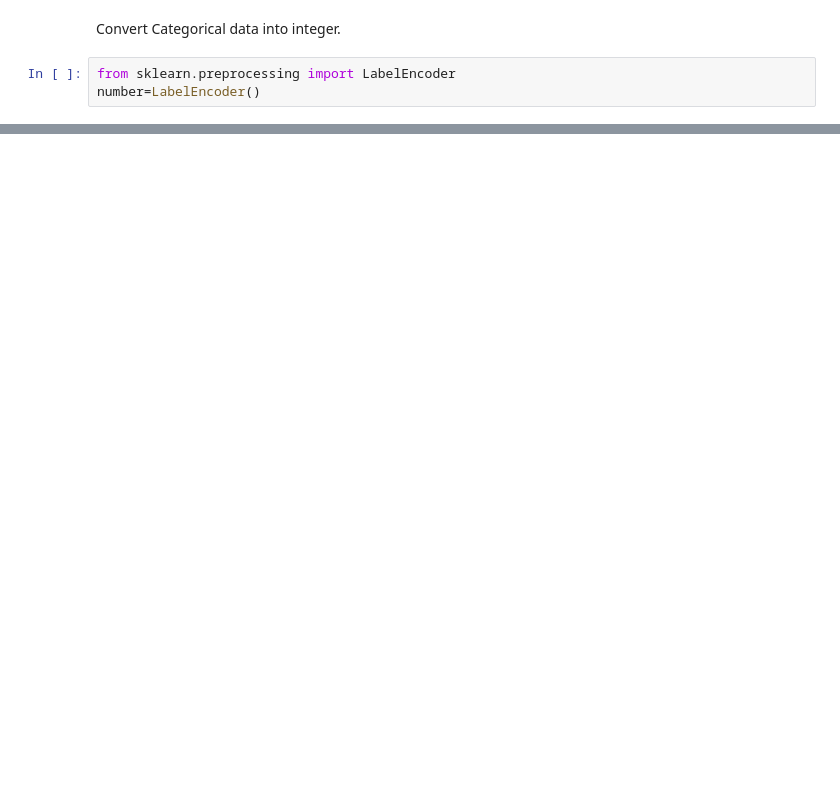
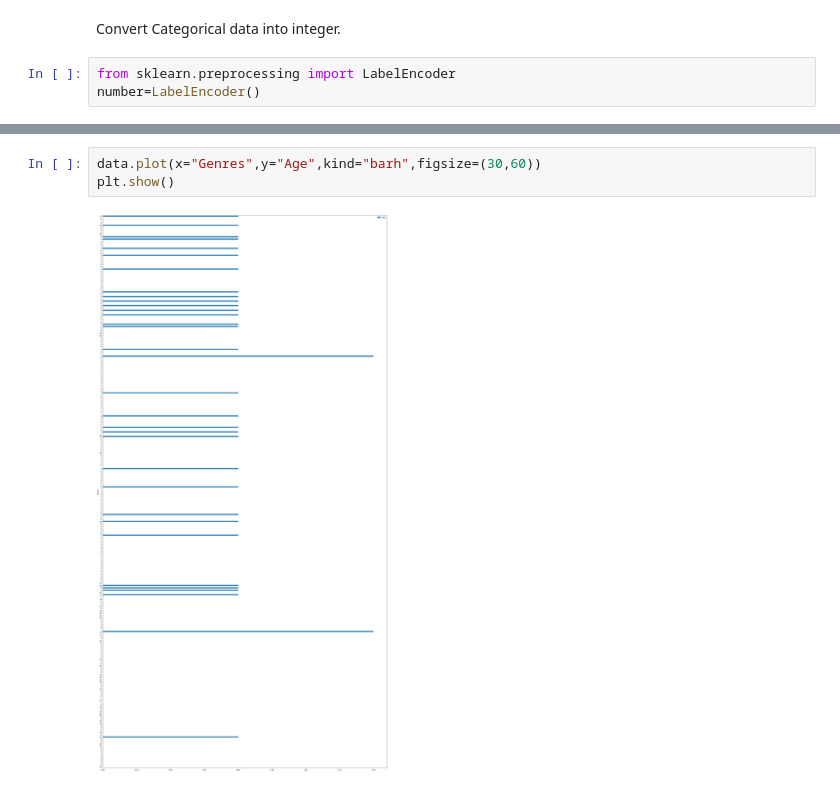
Before and after one commit to snehachauhan/project_final, a Jupyter notebook: OTT_int.ipynb, the cells around one changed output, grey strips where cells are left out. Cells and saved outputs as stored; diff of their text form; blank space fills up the shorter version.

```diff
--- a/OTT_int.ipynb
+++ b/OTT_int.ipynb
@@ -552,0 +779,5 @@ data
+# %%
+data.plot(x="Genres",y="Age",kind="barh",figsize=(30,60))
+plt.show()
+# %% [output]
+[figure, added]
```
Also changed, not shown: parts of 51 cells of this notebook.
